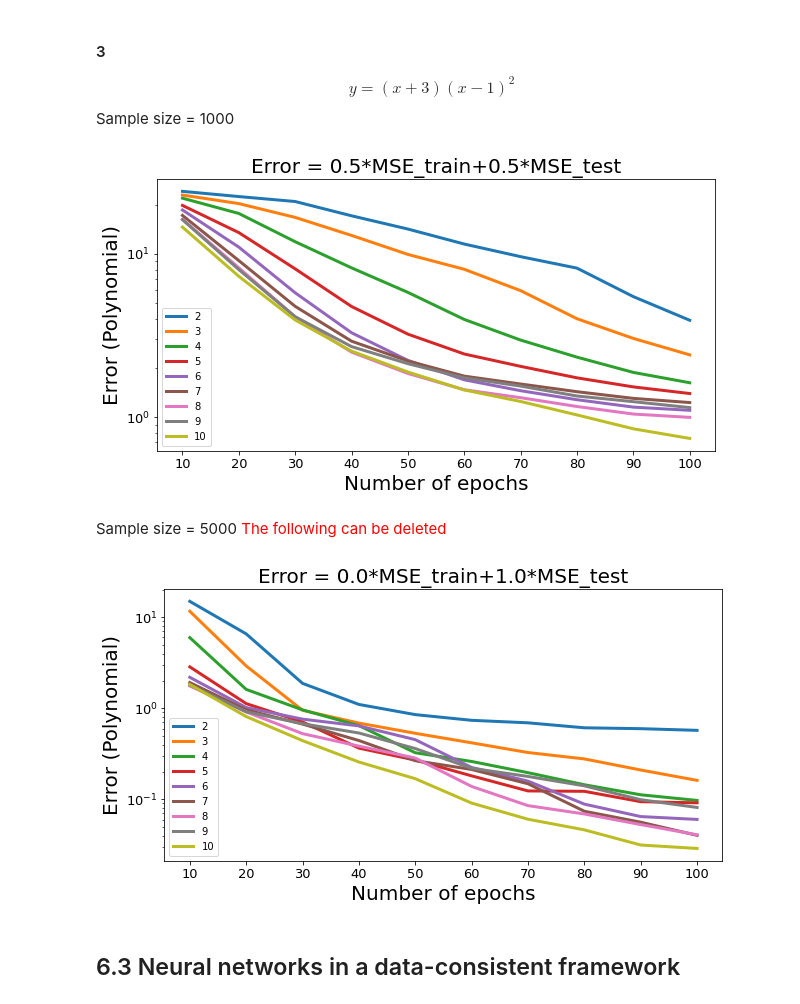
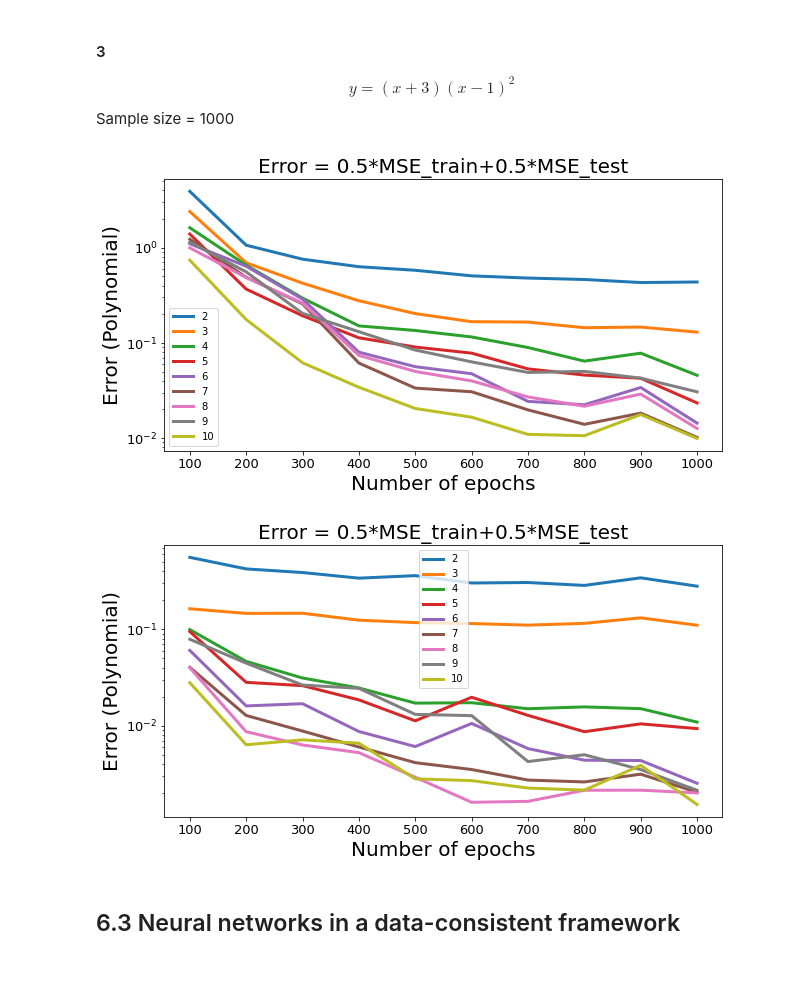
Before and after one commit to User-zwj/Thesis_Wenjuan_Code, a Jupyter notebook: Chapter6.ipynb, the cells around one changed output. Cells and saved outputs as stored; diff of their text form; code cells hidden in the pictures; blank space fills up the shorter version.

Commit message:
Update cross validation for polynomial (epochs, size)

```diff
--- a/Chapter6.ipynb
+++ b/Chapter6.ipynb
@@ -472,7 +472,7 @@ Sample size = 1000
 epo_ls = 10*np.arange(1,11)
 hid_ls = np.arange(2,11) #1 is not good
 score_all = np.zeros((len(hid_ls),len(epo_ls)))
-ratio = [0.0, 1.0]
+ratio = [0.5, 0.5]
 
 for i in range(len(hid_ls)):
     filename = 'Data/sin_1%s1_split_MSE.mat'%(hid_ls[i])
@@ -553,7 +553,7 @@ y=(x+3)(x-1)^2
 $$
 Sample size = 1000
 # %%
-epo_ls = 10*np.arange(1,11)
+epo_ls = 100*np.arange(1,11)
 hid_ls = np.arange(2,11) #1 is not good
 score_all = np.zeros((len(hid_ls),len(epo_ls)))
 ratio = [0.5, 0.5]
@@ -574,33 +574,30 @@ plt.title('Error = %.1f*MSE_train+%.1f*MSE_test'%(ratio[0],ratio[1]),fontsize=20
 plt.legend();
 # fig.savefig("images/NN_poly1.png");
 # %% [output]
-[figure, old version]
+[figure, new version]
-# %% [markdown]
-Sample size = 5000
-<font color=red>The following can be deleted
 # %%
-epo_ls = 10*np.arange(1,11)
+epo_ls = 100*np.arange(1,11)
 hid_ls = np.arange(2,11) #1 is not good
 score_all = np.zeros((len(hid_ls),len(epo_ls)))
-ratio = [0.0, 1.0]
+ratio = [0.5, 0.5]
 
 for i in range(len(hid_ls)):
     filename = 'Data/poly5_1%s1_split_MSE.mat'%(hid_ls[i])
     partial_data = sio.loadmat(filename)
     score_all[i] = ratio[0]*partial_data['train'] + ratio[1]*partial_data['test']    #formula to compute score
 
 fig = plt.figure(figsize=(10,5))
 for i in range(len(hid_ls)):
     plt.semilogy(epo_ls, score_all[i,:], linewidth=3, label='%d'%(hid_ls[i]))
 plt.xticks(epo_ls,fontsize=13, rotation=0)
 plt.yticks(fontsize=13, rotation=0)
 plt.xlabel('Number of epochs',fontsize=20)
 plt.ylabel('Error (Polynomial)',fontsize=20)
 plt.title('Error = %.1f*MSE_train+%.1f*MSE_test'%(ratio[0],ratio[1]),fontsize=20)
 plt.legend();
-# fig.savefig("images/NN_poly.png");
+# fig.savefig("images/NN_poly5.png");
 # %% [output]
-[figure, old version]
+[figure, new version]
 # %% [markdown]
 ## 6.3 Neural networks in a data-consistent framework
 # %% [markdown]
```
Also changed, not shown: parts of 2 cells of this notebook, 24 other files.
